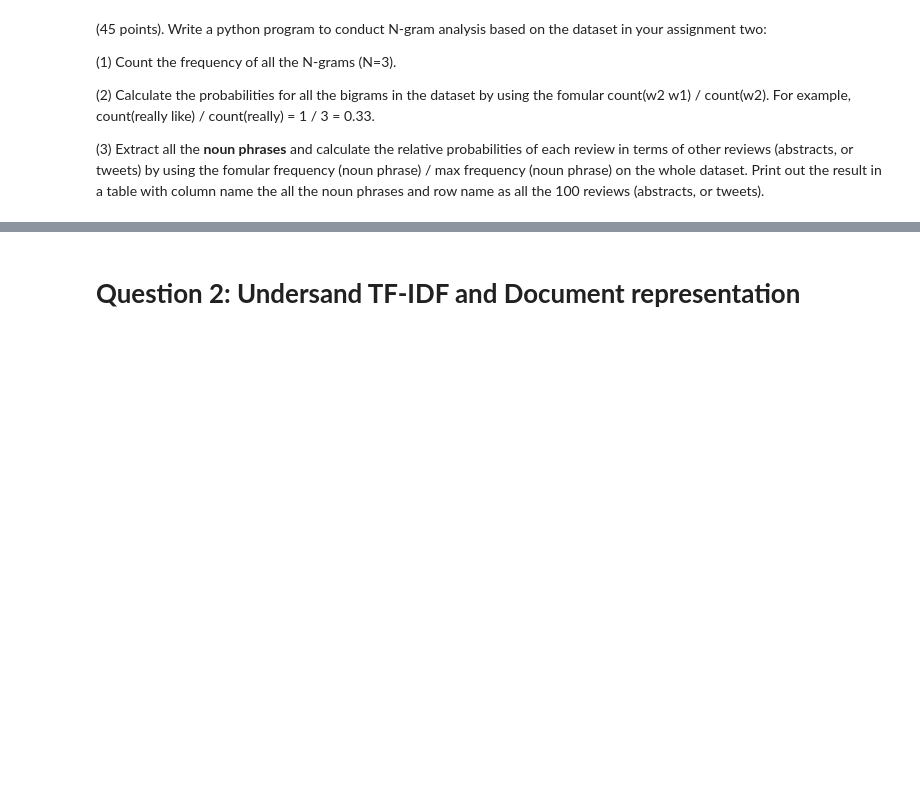
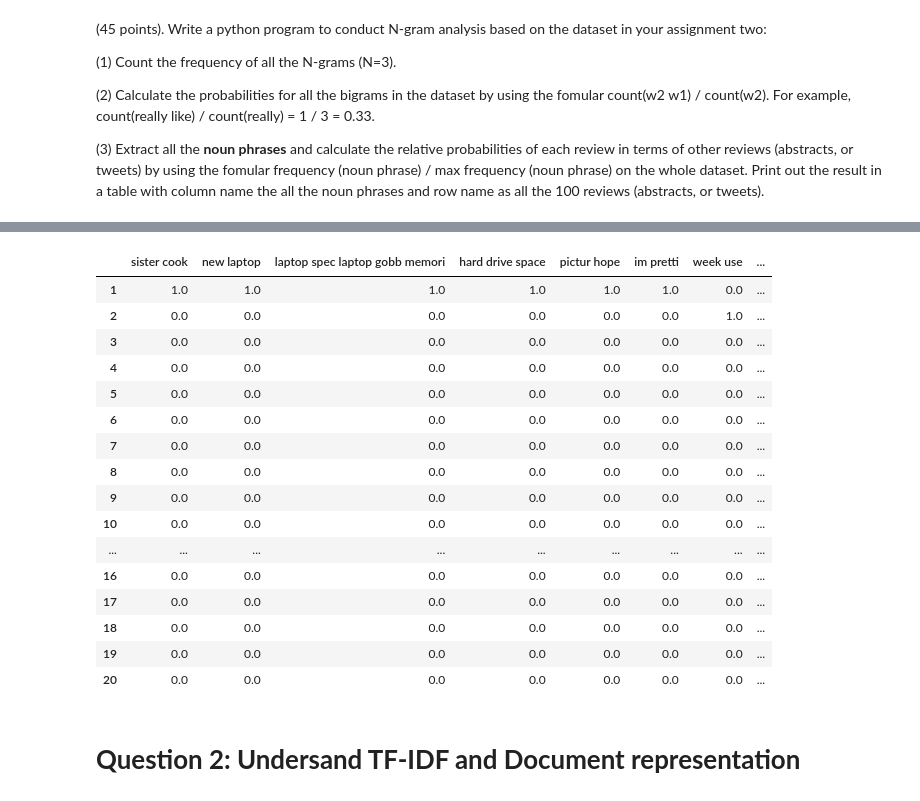
Before and after one commit to mayurijoshi106/mayuri_INFO5731_spring2020, a Jupyter notebook: INFO5731_Assignment_Three_MJ.ipynb, the cells around one changed output, grey strips where cells are left out. Cells and saved outputs as stored; diff of their text form; code cells hidden in the pictures; blank space fills up the shorter version.

```diff
--- a/INFO5731_Assignment_Three_MJ.ipynb
+++ b/INFO5731_Assignment_Three_MJ.ipynb
@@ -69,0 +95,36 @@ print(df.head(11))
+# %%
+#1.3
+import nltk
+import math
+nltk.download('brown')
+
+dfreq = {}
+for review in review_df['CleanData']:
+  nps = (TextBlob(review)).noun_phrases
+  for np in nps:
+    if np in dfreq:
+      dfreq[np] += 1
+    else:
+      dfreq[np] = 1
+max_freq = max({freq for freq in dfreq.values()})
+
+all_np_prob = []
+for review in review_df['CleanData']:
+  each_row_pb = {}
+  each_nps = (TextBlob(review)).noun_phrases
+  for each_np in each_nps:
+    if each_np in each_row_pb:
+      each_row_pb[each_np] += 1
+    else:
+      each_row_pb[each_np] = 1
+  for k, v in each_row_pb.items():
+    value = v/max_freq
+    each_row_pb[k] = value
+  all_np_prob.append(each_row_pb)
+
+row_index = [n for n in range(1, len(all_np_prob)+1)]
+
+prob_df = pd.DataFrame (all_np_prob, index=row_index)
+prob_df.fillna(0, inplace=True)
+prob_df
+# %% [output]
@@ -70,3 +133,20 @@ print(df.head(11))
+|  | sister cook | new laptop | laptop spec laptop gobb memori | hard drive space | pictur hope | im pretti | week use | ... |
+| 1 | 1.0 | 1.0 | 1.0 | 1.0 | 1.0 | 1.0 | 0.0 | ... |
+| 2 | 0.0 | 0.0 | 0.0 | 0.0 | 0.0 | 0.0 | 1.0 | ... |
+| 3 | 0.0 | 0.0 | 0.0 | 0.0 | 0.0 | 0.0 | 0.0 | ... |
+| 4 | 0.0 | 0.0 | 0.0 | 0.0 | 0.0 | 0.0 | 0.0 | ... |
+| 5 | 0.0 | 0.0 | 0.0 | 0.0 | 0.0 | 0.0 | 0.0 | ... |
+| 6 | 0.0 | 0.0 | 0.0 | 0.0 | 0.0 | 0.0 | 0.0 | ... |
+| 7 | 0.0 | 0.0 | 0.0 | 0.0 | 0.0 | 0.0 | 0.0 | ... |
+| 8 | 0.0 | 0.0 | 0.0 | 0.0 | 0.0 | 0.0 | 0.0 | ... |
+| 9 | 0.0 | 0.0 | 0.0 | 0.0 | 0.0 | 0.0 | 0.0 | ... |
+| 10 | 0.0 | 0.0 | 0.0 | 0.0 | 0.0 | 0.0 | 0.0 | ... |
+| ... | ... | ... | ... | ... | ... | ... | ... | ... |
+| 16 | 0.0 | 0.0 | 0.0 | 0.0 | 0.0 | 0.0 | 0.0 | ... |
+| 17 | 0.0 | 0.0 | 0.0 | 0.0 | 0.0 | 0.0 | 0.0 | ... |
+| 18 | 0.0 | 0.0 | 0.0 | 0.0 | 0.0 | 0.0 | 0.0 | ... |
+| 19 | 0.0 | 0.0 | 0.0 | 0.0 | 0.0 | 0.0 | 0.0 | ... |
+| 20 | 0.0 | 0.0 | 0.0 | 0.0 | 0.0 | 0.0 | 0.0 | ... |
 # %% [markdown]
 # **Question 2: Undersand TF-IDF and Document representation**
 # %% [markdown]
```
Also changed, not shown: parts of 11 cells of this notebook.
